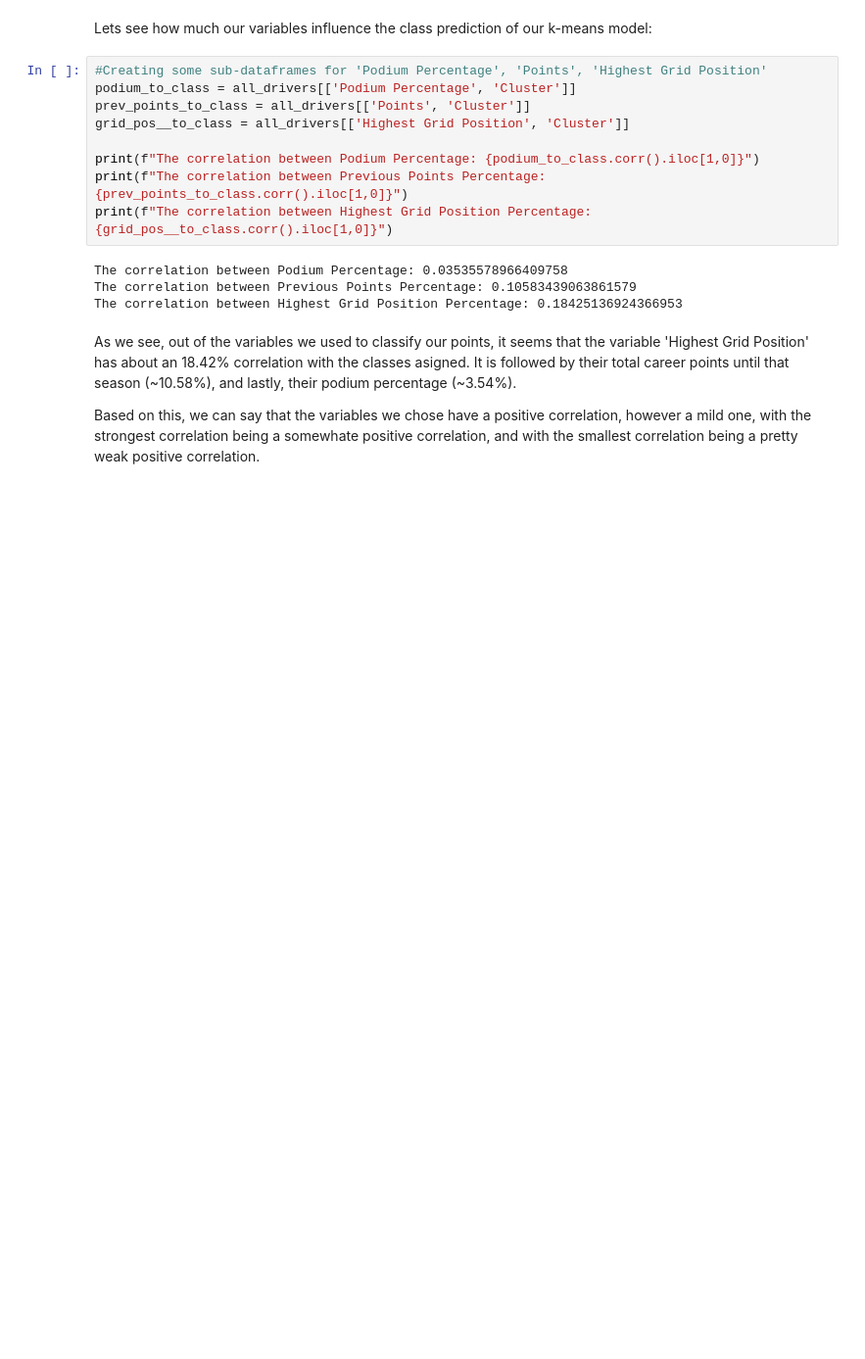
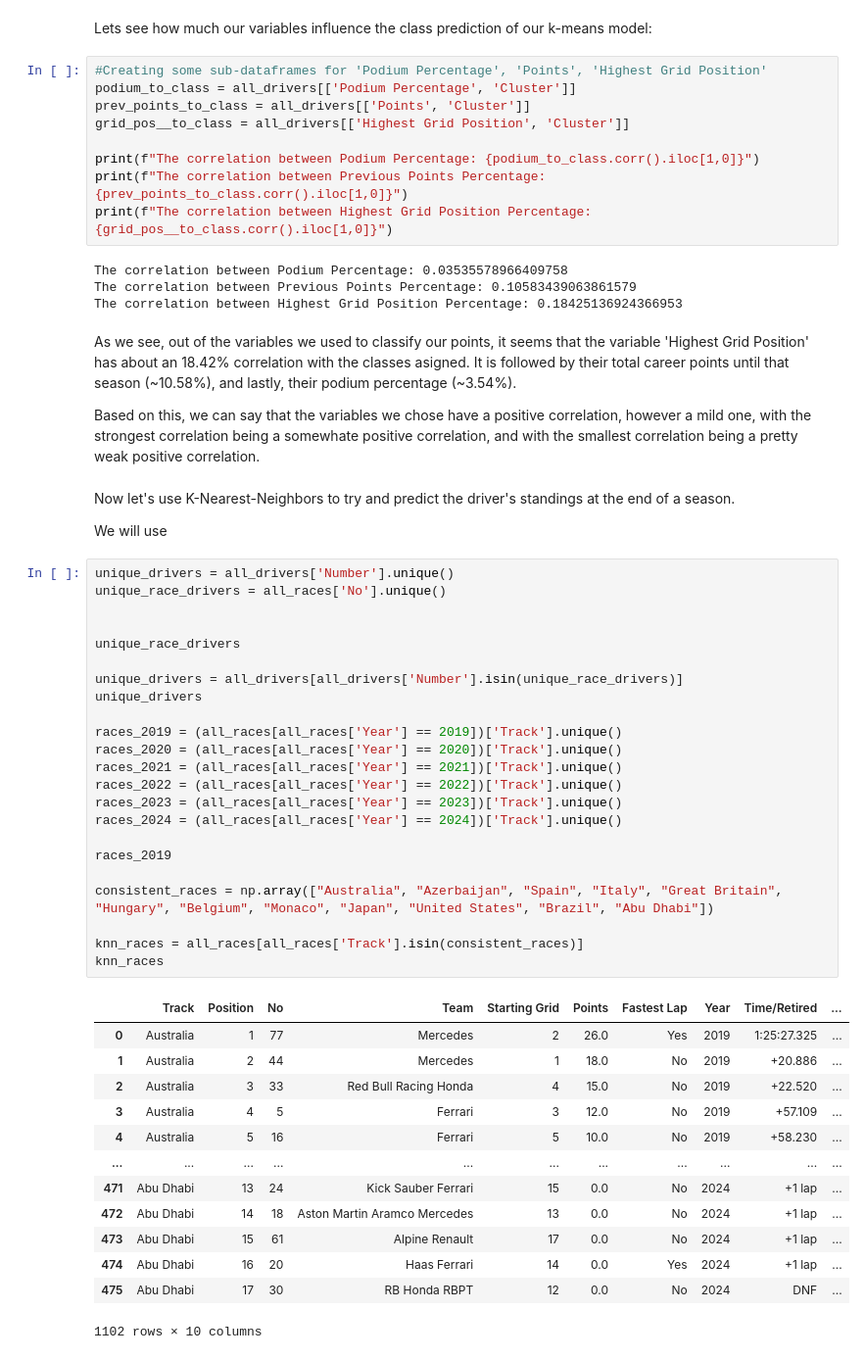
Before and after one commit to Dekamayaro/F1-Prediction-Project, a Jupyter notebook: project.ipynb, the cells around one changed output. Shown at 98% size. Drawn from its saved outputs; the diff is of its cells as text; blank space fills up the shorter version.

```diff
--- a/project.ipynb
+++ b/project.ipynb
@@ -183,3 +183,44 @@ The correlation between Highest Grid Position Percentage: 0.18425136924366953
 As we see, out of the variables we used to classify our points, it seems that the variable 'Highest Grid Position' has about an 18.42% correlation with the classes asigned. It is followed by their total career points until that season (~10.58%), and lastly, their podium percentage (~3.54%).
 
 Based on this, we can say that the variables we chose have a positive correlation, however a mild one, with the strongest correlation being a somewhate positive correlation, and with the smallest correlation being a pretty weak positive correlation.
+# %% [markdown]
+Now let's use K-Nearest-Neighbors to try and predict the driver's standings at the end of a season.
+
+We will use
+# %%
+unique_drivers = all_drivers['Number'].unique()
+unique_race_drivers = all_races['No'].unique()
+
+
+unique_race_drivers
+
+unique_drivers = all_drivers[all_drivers['Number'].isin(unique_race_drivers)]
+unique_drivers
+
+races_2019 = (all_races[all_races['Year'] == 2019])['Track'].unique()
+races_2020 = (all_races[all_races['Year'] == 2020])['Track'].unique()
+races_2021 = (all_races[all_races['Year'] == 2021])['Track'].unique()
+races_2022 = (all_races[all_races['Year'] == 2022])['Track'].unique()
+races_2023 = (all_races[all_races['Year'] == 2023])['Track'].unique()
+races_2024 = (all_races[all_races['Year'] == 2024])['Track'].unique()
+
+races_2019
+
+consistent_races = np.array(["Australia", "Azerbaijan", "Spain", "Italy", "Great Britain", "Hungary", "Belgium", "Monaco", "Japan", "United States", "Brazil", "Abu Dhabi"])
+
+knn_races = all_races[all_races['Track'].isin(consistent_races)]
+knn_races
+# %% [output]
+|  | Track | Position | No | Team | Starting Grid | Points | Fastest Lap | Year | Time/Retired | ... |
+| 0 | Australia | 1 | 77 | Mercedes | 2 | 26.0 | Yes | 2019 | 1:25:27.325 | ... |
+| 1 | Australia | 2 | 44 | Mercedes | 1 | 18.0 | No | 2019 | +20.886 | ... |
+| 2 | Australia | 3 | 33 | Red Bull Racing Honda | 4 | 15.0 | No | 2019 | +22.520 | ... |
+| 3 | Australia | 4 | 5 | Ferrari | 3 | 12.0 | No | 2019 | +57.109 | ... |
+| 4 | Australia | 5 | 16 | Ferrari | 5 | 10.0 | No | 2019 | +58.230 | ... |
+| ... | ... | ... | ... | ... | ... | ... | ... | ... | ... | ... |
+| 471 | Abu Dhabi | 13 | 24 | Kick Sauber Ferrari | 15 | 0.0 | No | 2024 | +1 lap | ... |
+| 472 | Abu Dhabi | 14 | 18 | Aston Martin Aramco Mercedes | 13 | 0.0 | No | 2024 | +1 lap | ... |
+| 473 | Abu Dhabi | 15 | 61 | Alpine Renault | 17 | 0.0 | No | 2024 | +1 lap | ... |
+| 474 | Abu Dhabi | 16 | 20 | Haas Ferrari | 14 | 0.0 | Yes | 2024 | +1 lap | ... |
+| 475 | Abu Dhabi | 17 | 30 | RB Honda RBPT | 12 | 0.0 | No | 2024 | DNF | ... |
+1102 rows × 10 columns
```
